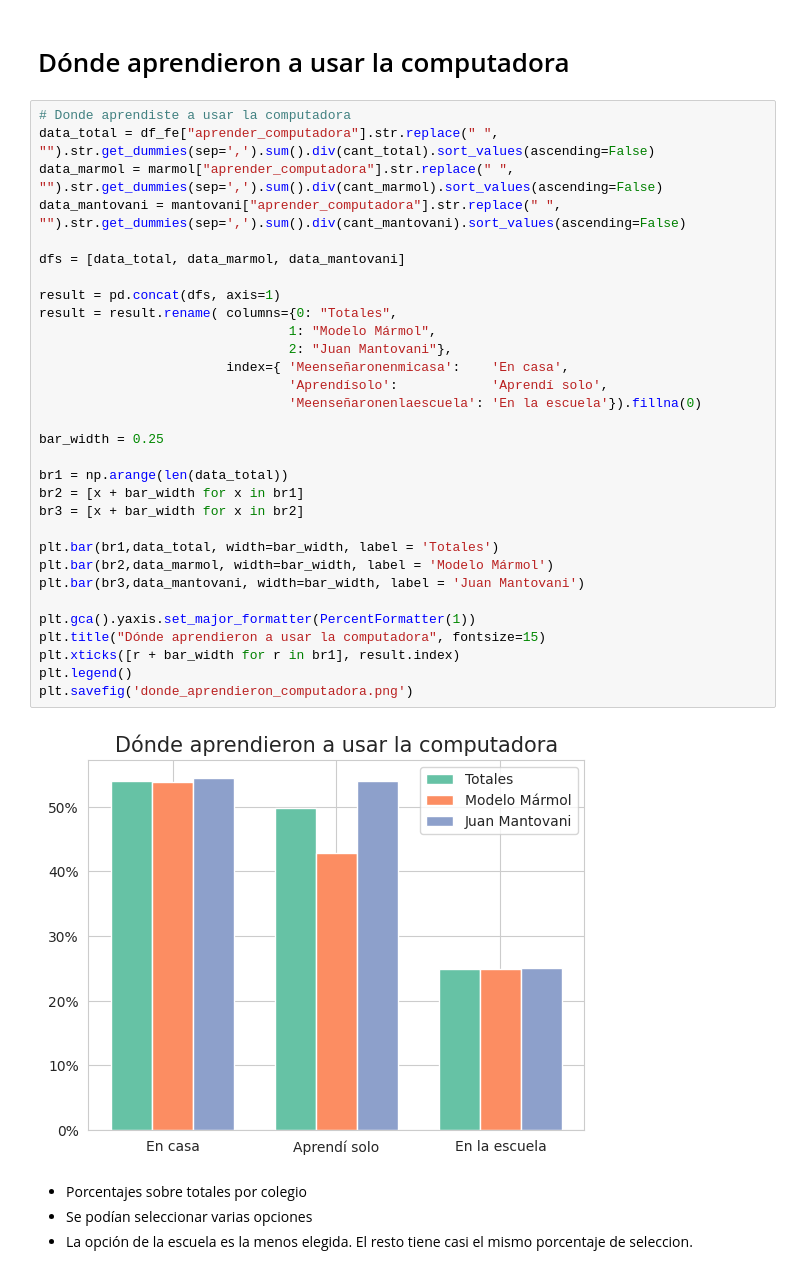
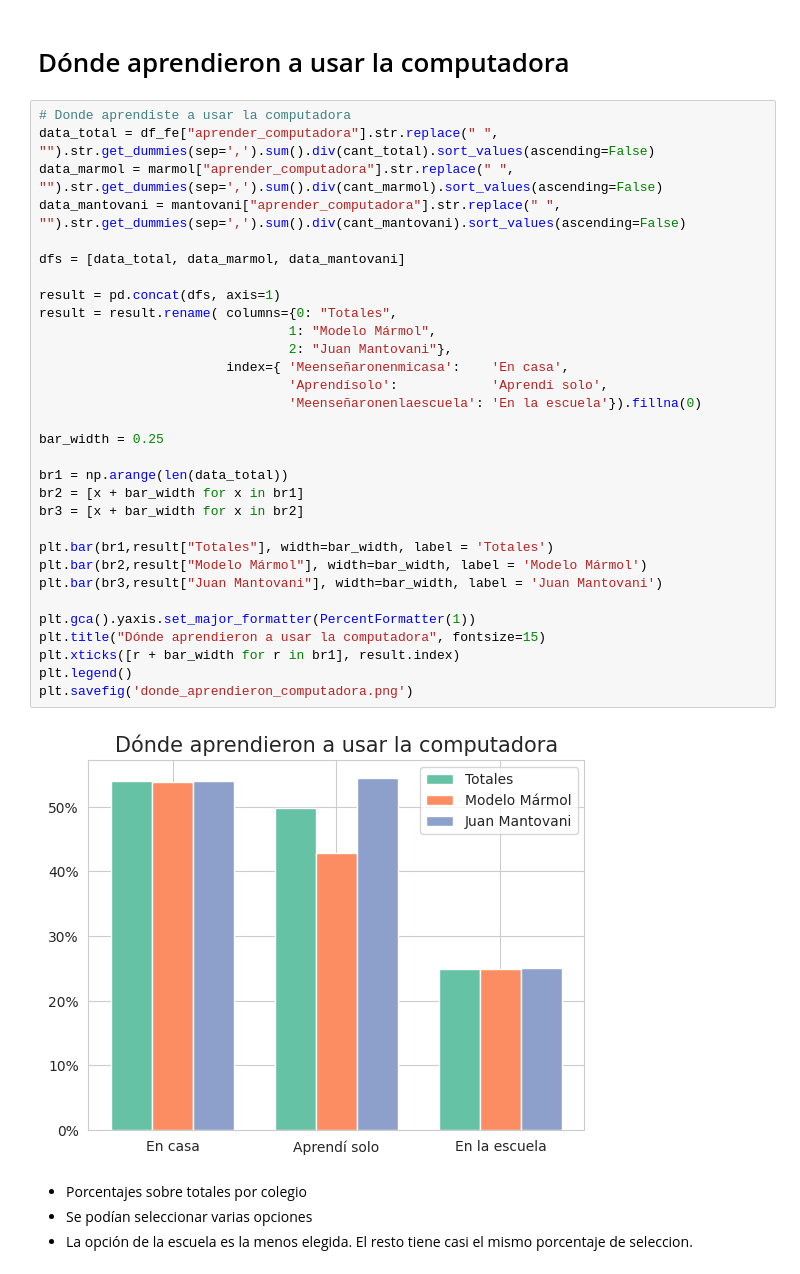
Before and after one commit to fedesassone/tesis, a Jupyter notebook: notebooks/poblacional/Poblacional.ipynb, the cells around one changed output. Cells and saved outputs as stored; diff of their text form.

```diff
--- a/notebooks/poblacional/Poblacional.ipynb
+++ b/notebooks/poblacional/Poblacional.ipynb
@@ -597,36 +597,36 @@ Promedio en cantidad de respuestas - Uso computadora por género
 # %%
 # Donde aprendiste a usar la computadora
 data_total = df_fe["aprender_computadora"].str.replace(" ", "").str.get_dummies(sep=',').sum().div(cant_total).sort_values(ascending=False)
 data_marmol = marmol["aprender_computadora"].str.replace(" ", "").str.get_dummies(sep=',').sum().div(cant_marmol).sort_values(ascending=False)
 data_mantovani = mantovani["aprender_computadora"].str.replace(" ", "").str.get_dummies(sep=',').sum().div(cant_mantovani).sort_values(ascending=False)
 
 dfs = [data_total, data_marmol, data_mantovani]
 
 result = pd.concat(dfs, axis=1)
 result = result.rename( columns={0: "Totales",
                                 1: "Modelo Mármol",
                                 2: "Juan Mantovani"},
                         index={ 'Meenseñaronenmicasa':    'En casa',
                                 'Aprendísolo':            'Aprendí solo',
                                 'Meenseñaronenlaescuela': 'En la escuela'}).fillna(0)
 
 bar_width = 0.25
 
 br1 = np.arange(len(data_total))
 br2 = [x + bar_width for x in br1]
 br3 = [x + bar_width for x in br2]
 
-plt.bar(br1,data_total, width=bar_width, label = 'Totales')
-plt.bar(br2,data_marmol, width=bar_width, label = 'Modelo Mármol')
-plt.bar(br3,data_mantovani, width=bar_width, label = 'Juan Mantovani')
+plt.bar(br1,result["Totales"], width=bar_width, label = 'Totales')
+plt.bar(br2,result["Modelo Mármol"], width=bar_width, label = 'Modelo Mármol')
+plt.bar(br3,result["Juan Mantovani"], width=bar_width, label = 'Juan Mantovani')
 
 plt.gca().yaxis.set_major_formatter(PercentFormatter(1))
 plt.title("Dónde aprendieron a usar la computadora", fontsize=15)
 plt.xticks([r + bar_width for r in br1], result.index)
 plt.legend()
 plt.savefig('donde_aprendieron_computadora.png')
 # %% [output]
-[figure, old version]
+[figure, new version]
 # %% [markdown]
 * Porcentajes sobre totales por colegio
 * Se podían seleccionar varias opciones
```
Also changed, not shown: parts of 10 cells of this notebook, 7 other files.
